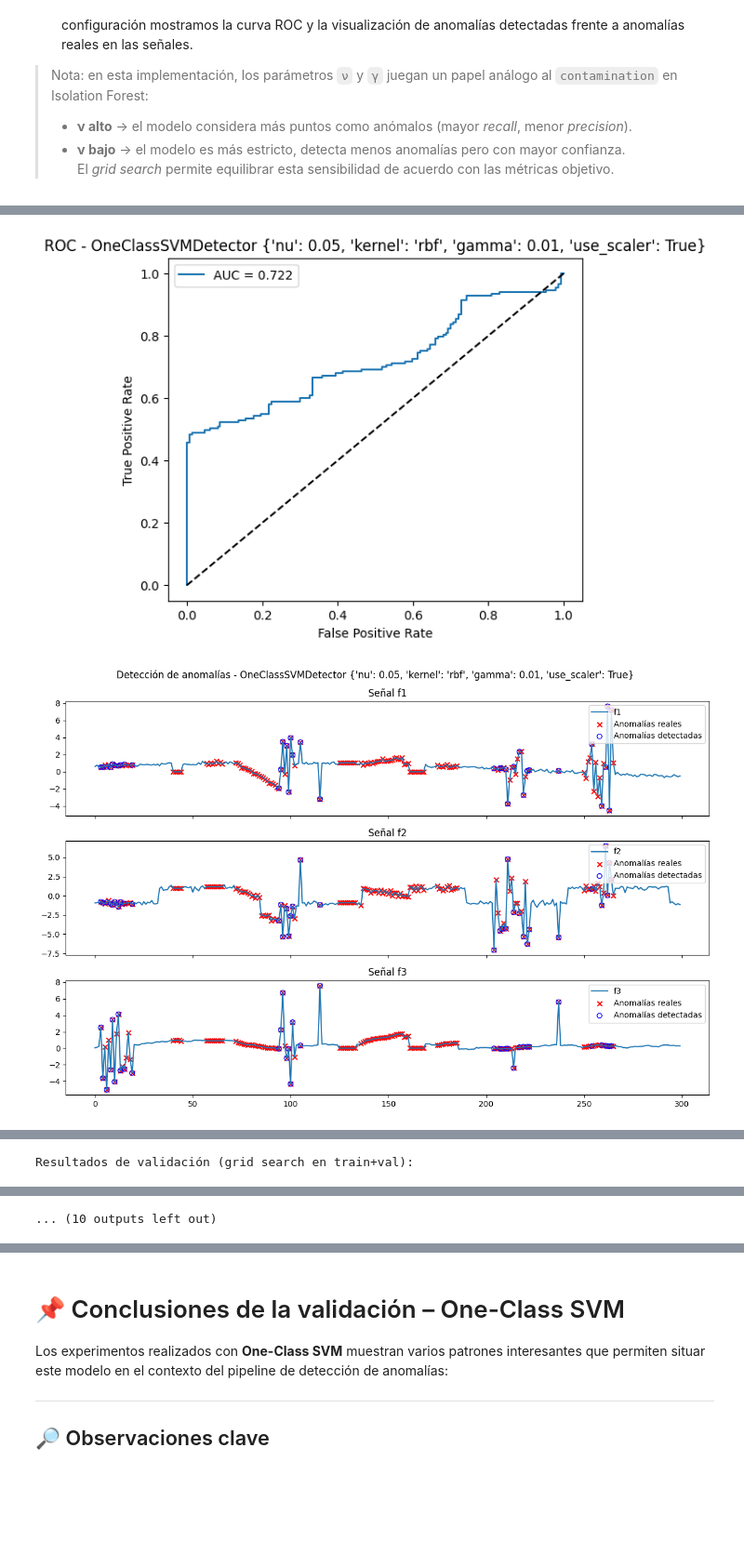
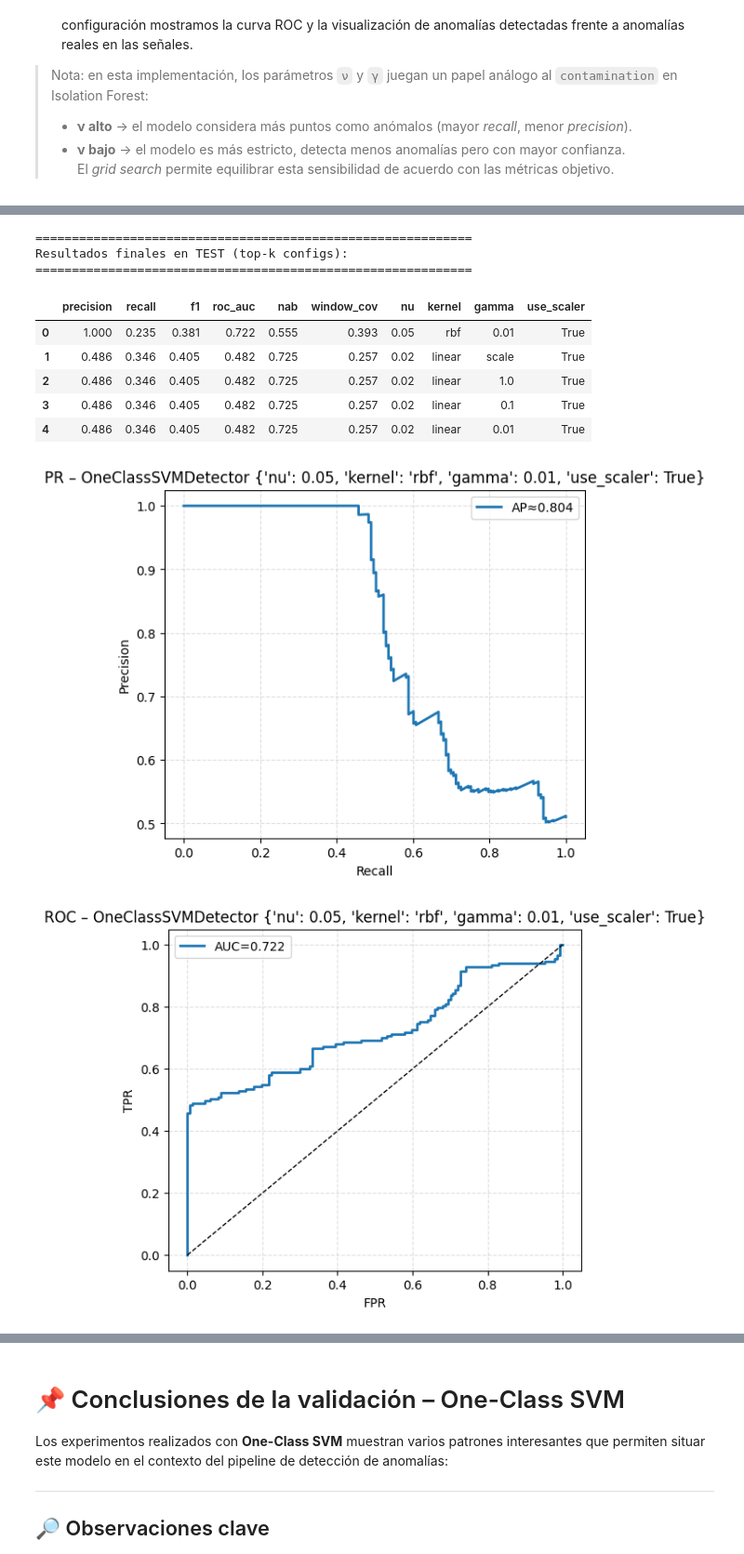
Before and after one commit to PabloAC04/MDF-ANOMALY-DETECTION, a Jupyter notebook: 07_one_class_svm.ipynb, the cells around one changed output, grey strips where cells are left out. Shown at 93% size. Saved outputs shown, nothing was run; the diff lists cells and outputs as text; code cells hidden in the pictures; blank space fills up the shorter version.

Commit message:
Modificados Jupyter Notebooks para uso de nuevo experimento

```diff
--- a/07_one_class_svm.ipynb
+++ b/07_one_class_svm.ipynb
@@ -222,27 +222,10 @@ df_results, top5, df_final = run_experiment(
     X_test=X_test,
     y_test=y_test,
     metrics=metrics,
-    params_cv={"P_train": 0.4, "num_windows": 15},
+    params_cv={"P_train": 0.4, "num_windows": 20},
     mode="tscv",
     sort_metric="nab",
     top_k=5,
-    plot_results=True,
-    df_test=df_test   # para gráficas de señales
+    plot_mode="best"
 )
-
-# ==========================
-# 5. Mostrar resultados
-# ==========================
-print("Resultados de validación (grid search en train+val):")
-display(df_results.round(3))
-
-print("="*60)
-print("Top 5 configuraciones (ordenadas por NAB en validación):")
-print("="*60)
-display(top5)
-
-print("="*60)
-print("Resultados finales en TEST (top-5 configs):")
-print("="*60)
-display(df_final.round(3))
 # %% [output]
@@ -249,2 +241,11 @@ display(df_final.round(3))
+============================================================
+Resultados finales en TEST (top-k configs):
+============================================================
+|  | precision | recall | f1 | roc_auc | nab | window_cov | nu | kernel | gamma | use_scaler |
+| 0 | 1.000 | 0.235 | 0.381 | 0.722 | 0.555 | 0.393 | 0.05 | rbf | 0.01 | True |
+| 1 | 0.486 | 0.346 | 0.405 | 0.482 | 0.725 | 0.257 | 0.02 | linear | scale | True |
+| 2 | 0.486 | 0.346 | 0.405 | 0.482 | 0.725 | 0.257 | 0.02 | linear | 1.0 | True |
+| 3 | 0.486 | 0.346 | 0.405 | 0.482 | 0.725 | 0.257 | 0.02 | linear | 0.1 | True |
+| 4 | 0.486 | 0.346 | 0.405 | 0.482 | 0.725 | 0.257 | 0.02 | linear | 0.01 | True |
-[figure, old version]
+[figure, new version]
-[figure, old version]
+[figure, new version]
@@ -259 +255,0 @@ display(df_final.round(3))
-Resultados de validación (grid search en train+val):
@@ -277 +255,0 @@ Resultados de validación (grid search en train+val):
-... (10 outputs left out)
```
Also changed, not shown: parts of 2 cells of this notebook, 2 other files.
